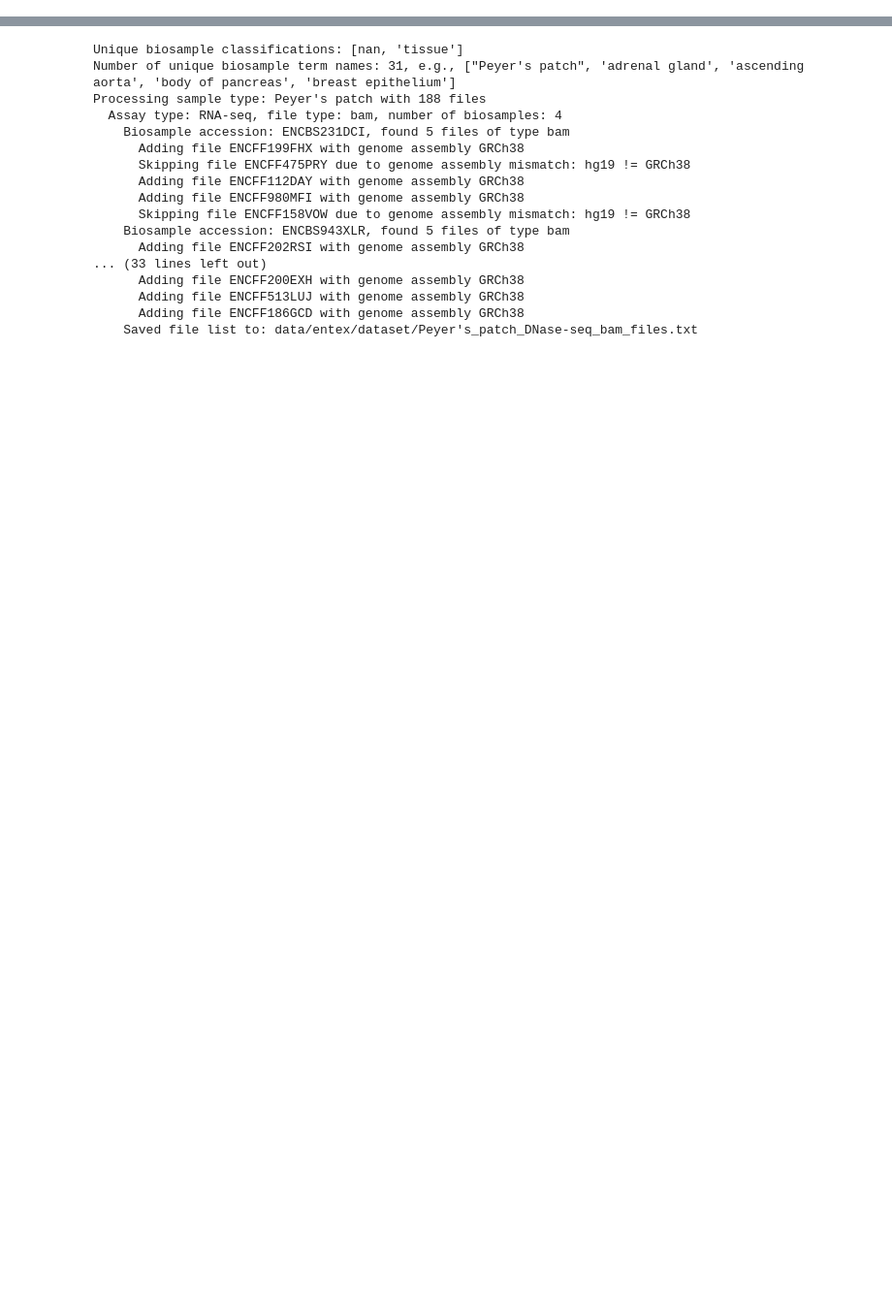
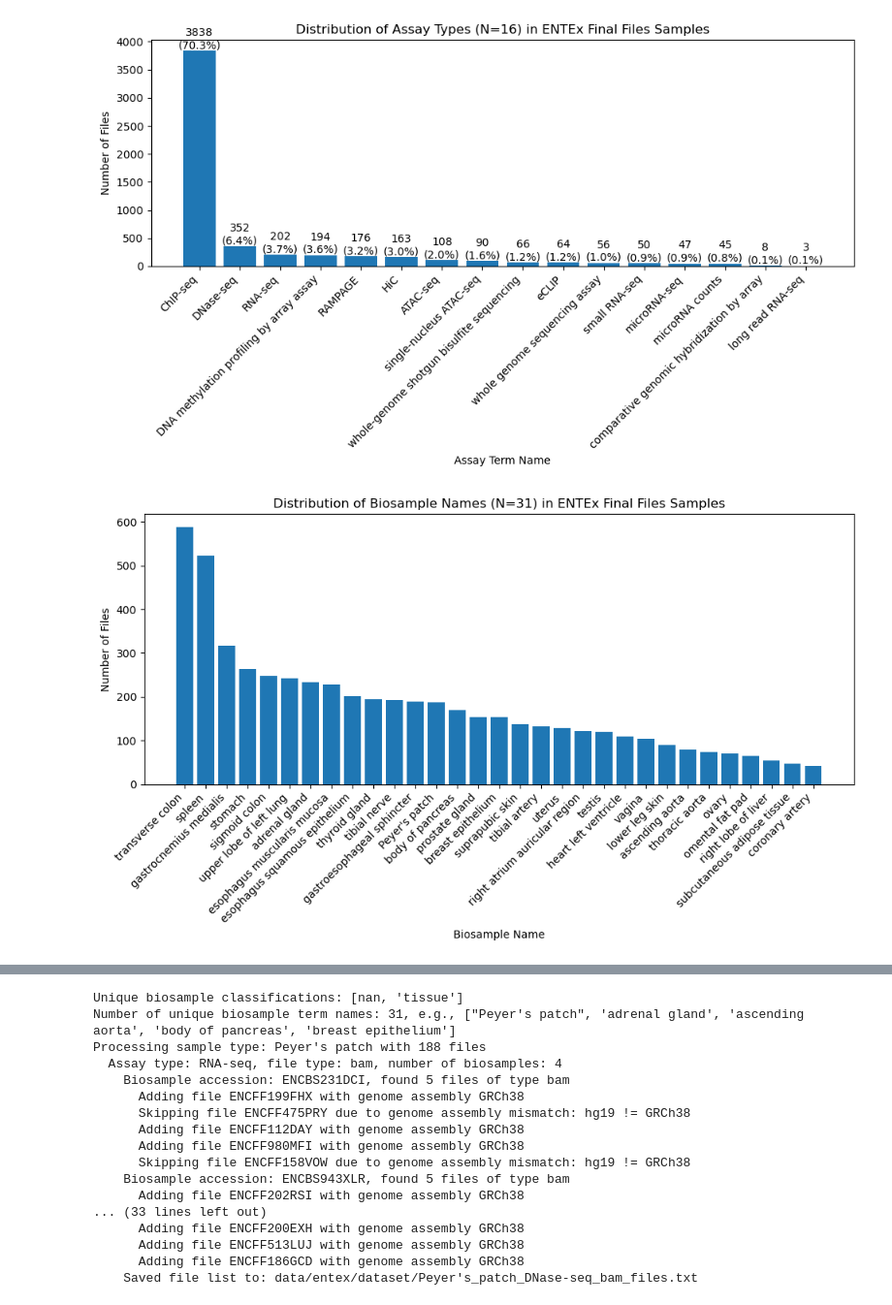
Before and after one commit to qiuresearch/AmbiSplice, a Jupyter notebook: data_prep_entex.ipynb, the cells around one changed output, grey strips where cells are left out. Shown at 97% size. Saved outputs shown, nothing was run; the diff lists cells and outputs as text; code cells hidden in the pictures; blank space fills up the shorter version.

```diff
--- a/data_prep_entex.ipynb
+++ b/data_prep_entex.ipynb
@@ -1,5 +3,4 @@
 # %%
-import requests
 import importlib
 import pandas as pd
 from pathlib import Path
@@ -9,10 +10,10 @@ import brew_omics
 importlib.reload(brew_omics)
 
 # Really only experiments are needed for ENTEx and others are obtained from ENCODE folder
-report_expt, report_expt_path = brew_omics.fetch_encode_metadata(
-    "data/entex/report_expt.pkl",
+init_experiments, init_experiments_path = brew_omics.fetch_encode_metadata(
+    "data/entex/init_experiments.pkl",
     "https://www.encodeproject.org/report.tsv?type=Experiment&status=released&internal_tags=ENTEx&limit=all",
-    check_ids=['Accession'], skip_rows=1, sep='\t', data_type='Experiment', overwrite=False)
+    check_ids=['ID'], skip_rows=1, sep='\t', data_type='Experiment', overwrite=False)
 
 # report_sam, report_sam_path = brew_omics.fetch_encode_metadata(
 #     "data/entex/report_sam.pkl",
@@ -85 +81,56 @@ Saved file_with_biosample to data/entex/file_with_biosample.pkl/csv
+# %%
+# import gwplot
+# gwplot.ply_dfs_xy(final_files_samples, y='Assay term name', fmt='countstackedbar',
+#     title='ENTEx final files samples by Organ and Assay term name',
+#     plot_width=900, plot_height=600,
+#     margin_r=300,
+#     outfile="data/entex/plots/entex_final_files_samples_by_organ_assay_term_name.html")
+
+# import glance_df
+# gdf = glance_df.MyDataFrame(final_files_samples)
+# gdf.plx_xys(x='Assay term name', fmt='pie',)
+
+# Use matplotlib to plot the distribution of assay types
+import matplotlib.pyplot as plt
+assay_counts = Counter(final_files_samples['Assay term name'])
+assay_names = list(assay_counts.keys())
+assay_values = [assay_counts[name] for name in assay_names]
+# sort by values
+assay_names, assay_values = zip(*sorted(zip(assay_names, assay_values), key=lambda x: x[1], reverse=True))
+plt.figure(figsize=(10,6))
+plt.bar(assay_names, assay_values)
+# show the percentages on top of bars
+total = sum(assay_values)
+for i, v in enumerate(assay_values):
+    plt.text(i, v + 1, f"{v}\n({v/total:.1%})", ha='center', va='bottom', fontsize=10)
+plt.xticks(rotation=45, ha='right')
+plt.xlabel('Assay Term Name')
+plt.ylabel('Number of Files')
+plt.title(f'Distribution of Assay Types (N={len(assay_names)}) in ENTEx Final Files Samples')
+plt.tight_layout()
+# plt.savefig("data/entex/plots/entex_final_files_samples_assay_term_name_distribution.png")
+plt.show()
+
+# show the distrubtion of "Biosample name"
+biosample_counts = Counter(final_files_samples['Biosample name'])
+biosample_names = list(biosample_counts.keys())
+biosample_values = [biosample_counts[name] for name in biosample_names]
+# sort by values
+biosample_names, biosample_values = zip(*sorted(zip(biosample_names, biosample_values), key=lambda x: x[1], reverse=True))
+plt.figure(figsize=(10,6))
+plt.bar(biosample_names, biosample_values)
+# # show the percentages on top of bars
+# total = sum(biosample_values)
+# for i, v in enumerate(biosample_values):
+#     plt.text(i, v + 1, f"{v}\n({v/total:.1%})", ha='center', va='bottom', fontsize=10)
+plt.xticks(rotation=45, ha='right')
+plt.xlabel('Biosample Name')
+plt.ylabel('Number of Files')
+plt.title(f'Distribution of Biosample Names (N={len(biosample_names)}) in ENTEx Final Files Samples')
+plt.tight_layout()
+# plt.savefig("data/entex/plots/entex_final_files_samples_biosample_name_distribution.png")
+plt.show()
+# %% [output]
+[figure, added]
+[figure, added]
 # %%
```
Also changed, not shown: parts of 11 cells of this notebook, 13 other files.
